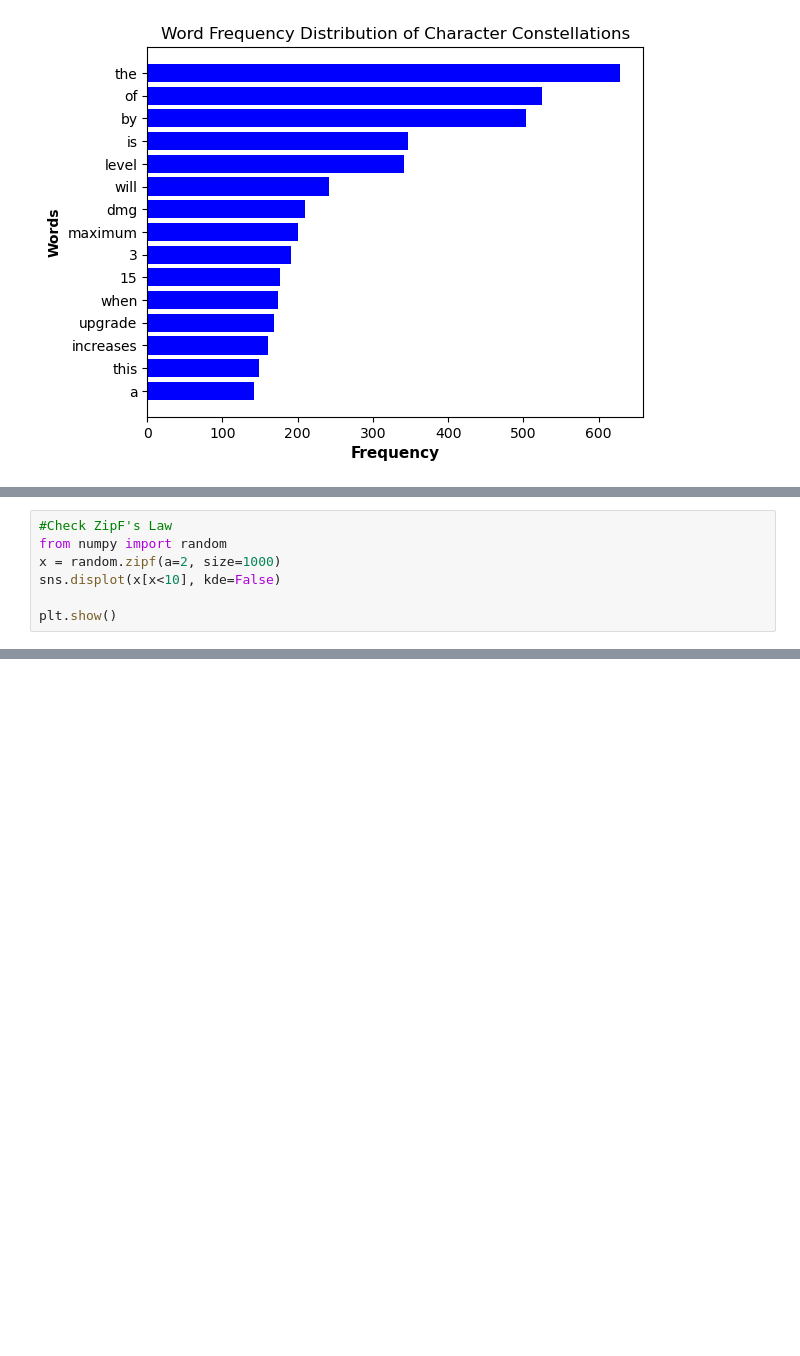
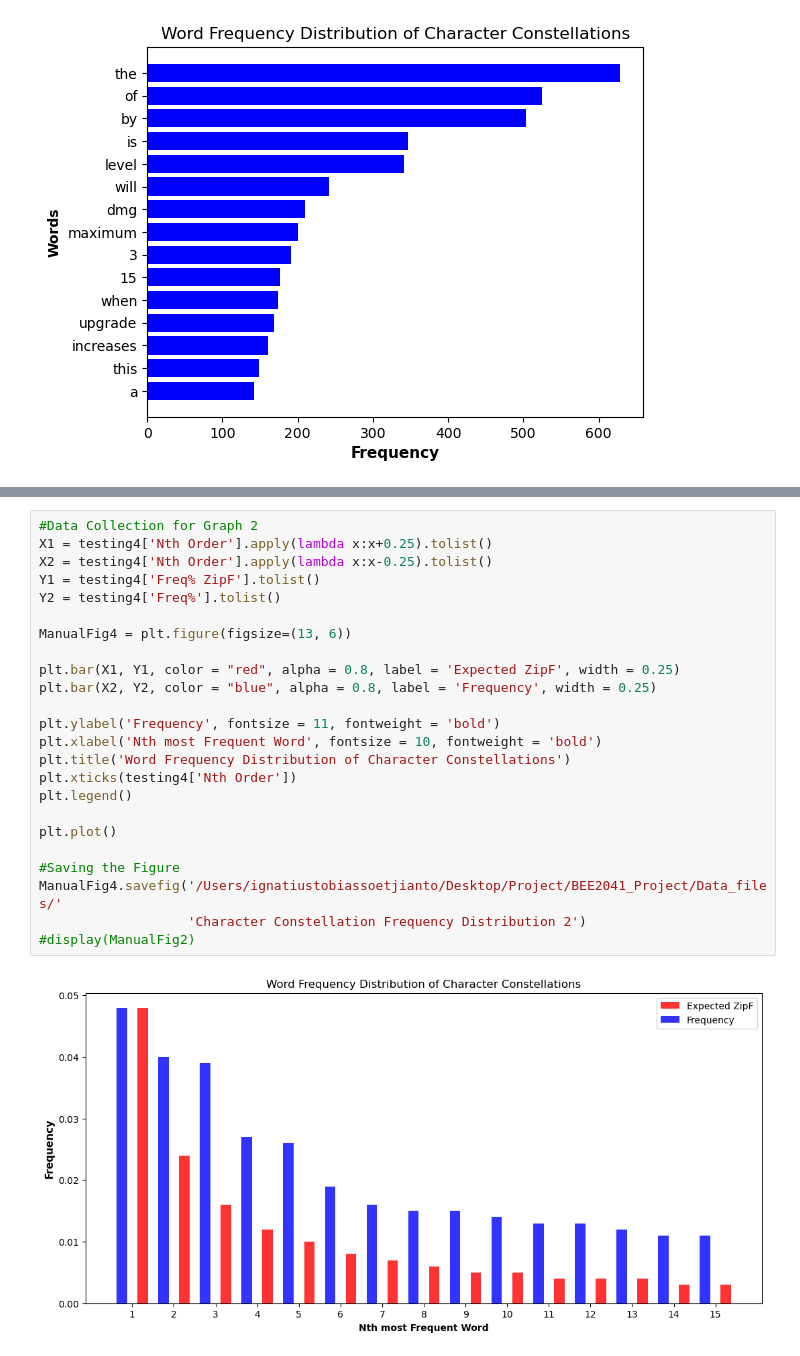
Before and after one commit to igntobias/BEE2041_Project, a Jupyter notebook: BEE_2041_Project_File_Main.ipynb, the cells around one changed output, grey strips where cells are left out. Drawn from its saved outputs; the diff is of its cells as text; blank space fills up the shorter version.

```diff
--- a/BEE_2041_Project_File_Main.ipynb
+++ b/BEE_2041_Project_File_Main.ipynb
@@ -824,7 +757,0 @@ ManualFig2.savefig('/Users/ignatiustobiassoetjianto/Desktop/Project/BEE2041_Proj
-# %%
-#Check ZipF's Law
-from numpy import random
-x = random.zipf(a=2, size=1000)
-sns.displot(x[x<10], kde=False)
-
-plt.show()
@@ -832,0 +838,26 @@ plt.show()
+# %%
+#Data Collection for Graph 2
+X1 = testing4['Nth Order'].apply(lambda x:x+0.25).tolist()
+X2 = testing4['Nth Order'].apply(lambda x:x-0.25).tolist()
+Y1 = testing4['Freq% ZipF'].tolist()
+Y2 = testing4['Freq%'].tolist()
+
+ManualFig4 = plt.figure(figsize=(13, 6))
+
+plt.bar(X1, Y1, color = "red", alpha = 0.8, label = 'Expected ZipF', width = 0.25)
+plt.bar(X2, Y2, color = "blue", alpha = 0.8, label = 'Frequency', width = 0.25)
+
+plt.ylabel('Frequency', fontsize = 11, fontweight = 'bold')
+plt.xlabel('Nth most Frequent Word', fontsize = 10, fontweight = 'bold')
+plt.title('Word Frequency Distribution of Character Constellations')
+plt.xticks(testing4['Nth Order'])
+plt.legend()
+
+plt.plot()
+
+#Saving the Figure
+ManualFig4.savefig('/Users/ignatiustobiassoetjianto/Desktop/Project/BEE2041_Project/Data_files/'
+                   'Character Constellation Frequency Distribution 2')
+#display(ManualFig2)
+# %% [output]
+[figure, added]
```
Also changed, not shown: parts of 34 cells of this notebook, 5 other files.
